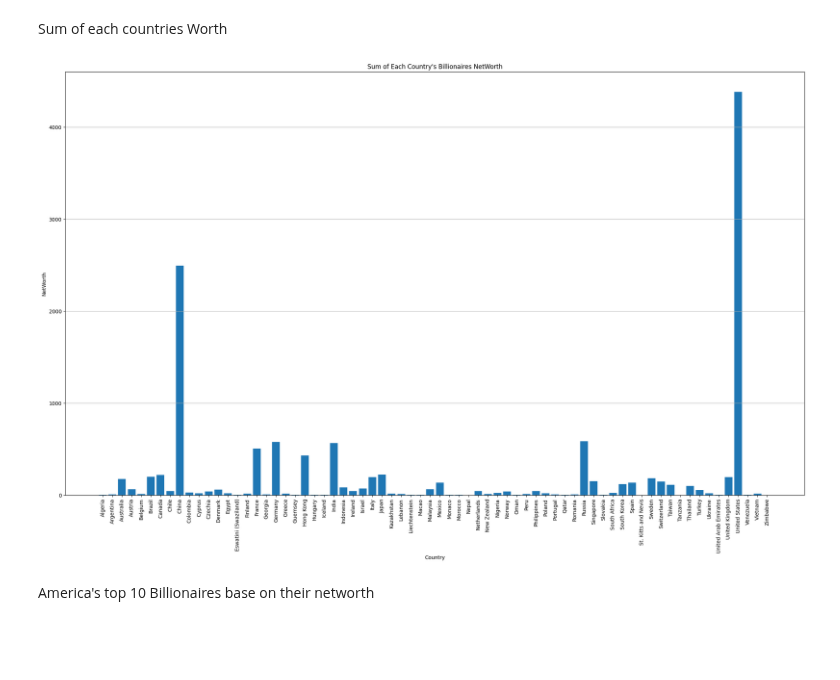
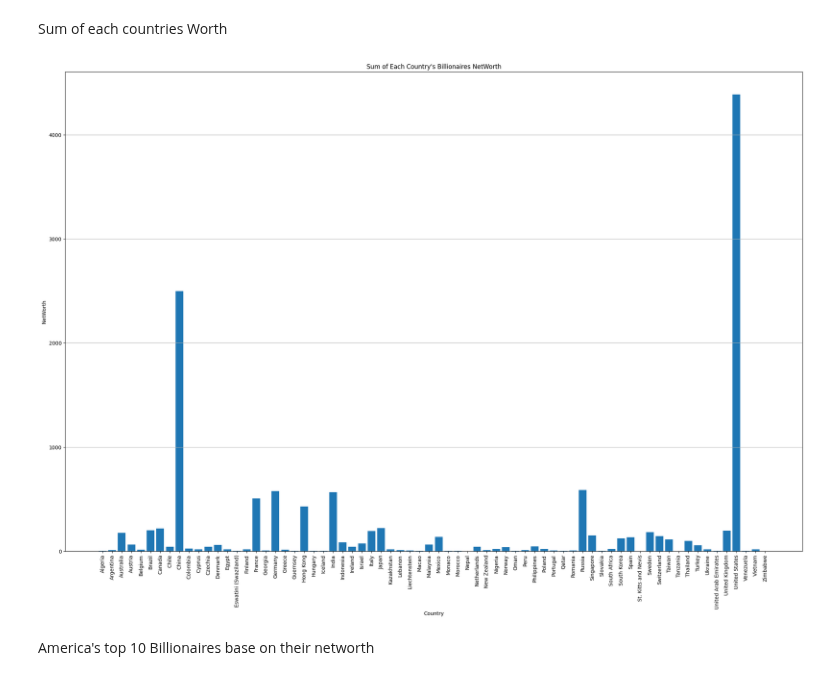
Before and after one commit to TaRa1999R/Data_Science, a Jupyter notebook: assignment40/1-billionaires.ipynb, the cells around one changed output. Drawn from its saved outputs; the diff is of its cells as text; code cells hidden in the pictures; blank space fills up the shorter version.

```diff
--- a/assignment40/1-billionaires.ipynb
+++ b/assignment40/1-billionaires.ipynb
@@ -59,20 +59,20 @@ Sum of each countries Worth
 # %%
 df_country = data.groupby (['Country'])['NetWorth'].sum().reset_index ()
 df_country
 
-plt.figure (figsize = (26 , 15))
+plt.figure (figsize = (26 , 17))
 plt.bar (df_country['Country'] , df_country['NetWorth'])
 
 plt.xticks (rotation = 'vertical')
 plt.xlabel ('Country')
 plt.ylabel ('NetWorth')
 plt.title ("Sum of Each Country's Billionaires NetWorth")
 plt.grid (axis= 'y')
 
 plt.savefig ('outputs\output1 networth sum.png')
 plt.show ()
 # %% [output]
-[figure, old version]
+[figure, new version]
 # %% [markdown]
 America's top 10 Billionaires base on their networth
 # %%
```
Also changed, not shown: parts of 1 cell of this notebook, 3 other files.
